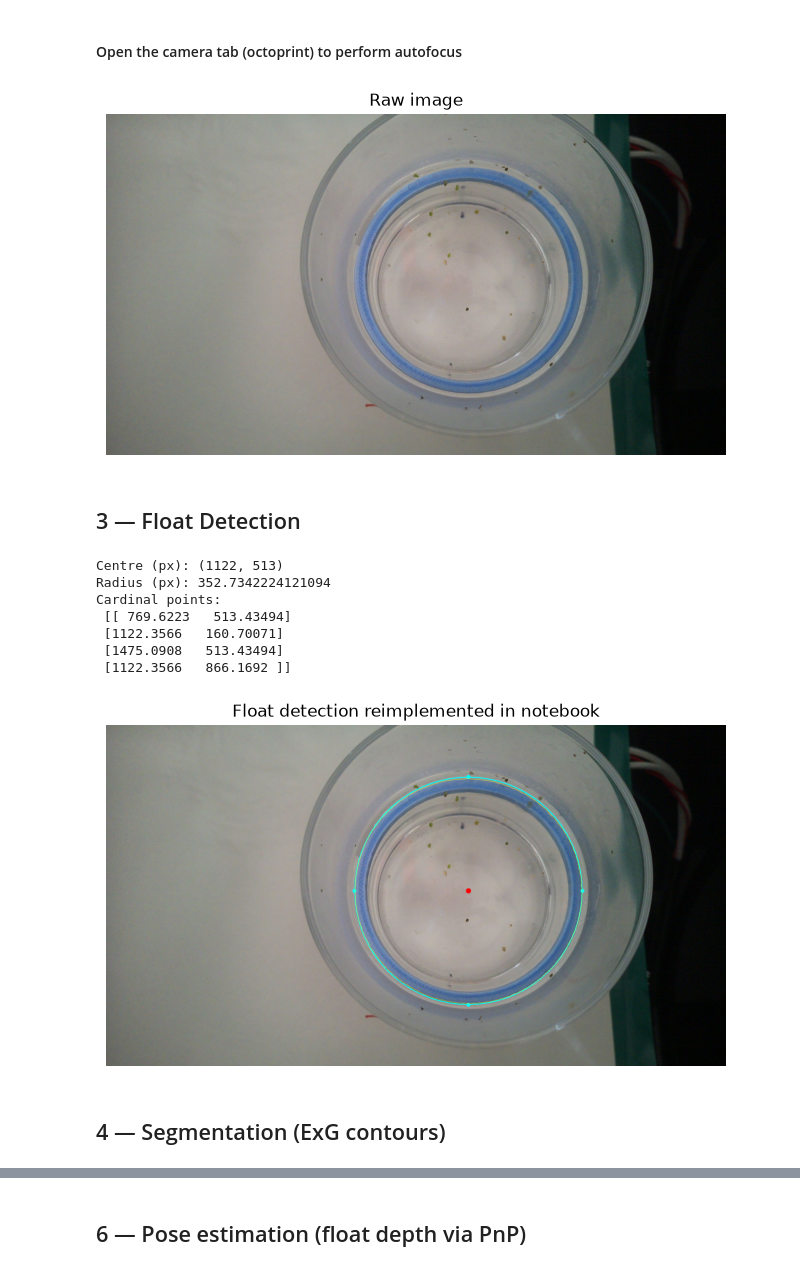
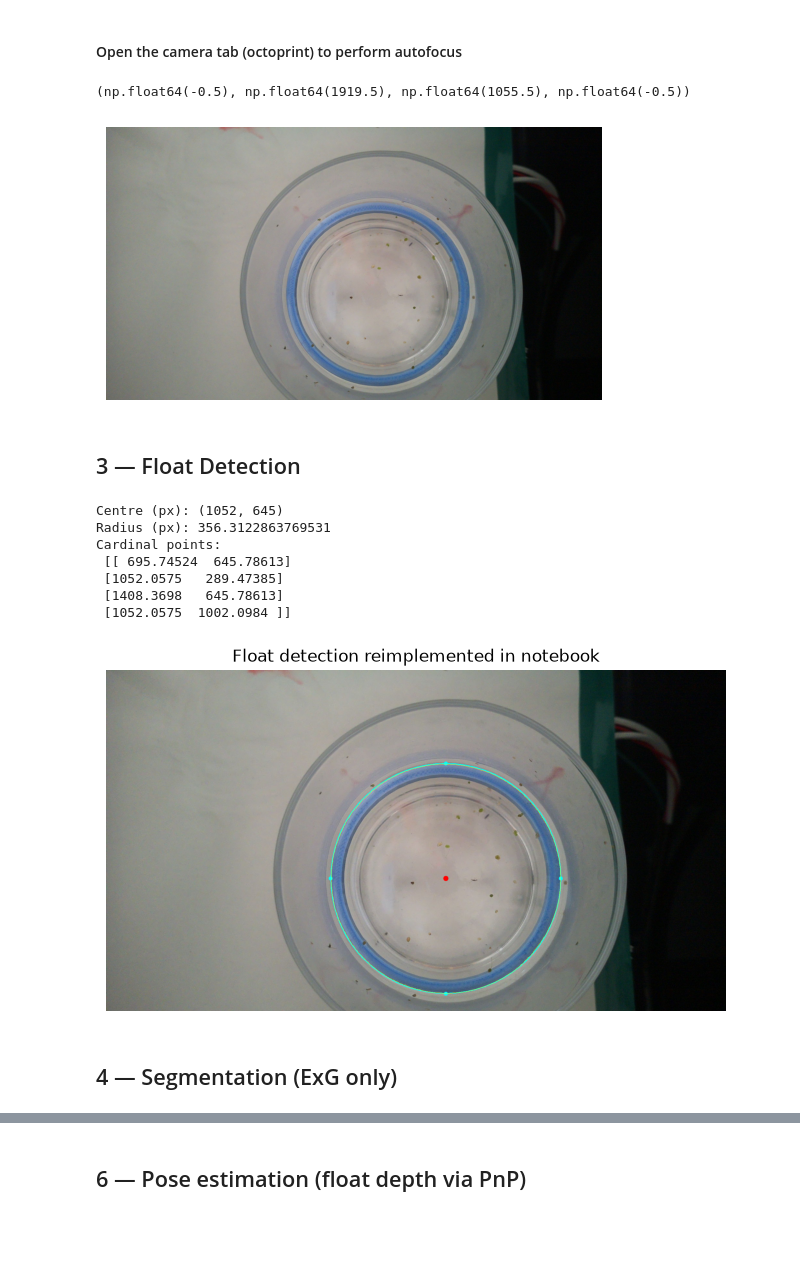
Before and after one commit to Jubilee-CSL/science_jubilee, a Jupyter notebook: src/science_jubilee/Vision/Duckweed_tracker/test_pipeline.ipynb, the cells around one changed output, grey strips where cells are left out. Saved outputs shown, nothing was run; the diff lists cells and outputs as text; code cells hidden in the pictures; blank space fills up the shorter version.

Commit message:
test mock pipeline vision duckweed, integrate Justin params

```diff
--- a/src/science_jubilee/Vision/Duckweed_tracker/test_pipeline.ipynb
+++ b/src/science_jubilee/Vision/Duckweed_tracker/test_pipeline.ipynb
@@ -35,9 +44,19 @@ Edit `.env.hardware` to point `JUBILEE_EXPERIMENT_DIR` at your experiment folder
 # %%
 import time
 
-session = MachineSession.from_env(".env.hardware")
+hardware = False
+
+if hardware:
+    env = ".env.hardware"
+else:
+    env = ".env.mock"
+
+session = MachineSession.from_env(env)
 cam = session.camera
 
-# move camera to imaging position and capture
+    # move camera to imaging position and capture
 X_DEPART, Y_DEPART, Z_DEPART = 220.0, 80.0, 200.0
 cam.move_to_get_image(X_DEPART, Y_DEPART, Z_DEPART)
+
+if hardware == False:
+    cam._image =  imageio.imread("Filtered_images/test_duckweed_image.png")
@@ -44,17 +68,15 @@ cam.move_to_get_image(X_DEPART, Y_DEPART, Z_DEPART)
 # %% [markdown]
 #### Open the camera tab (octoprint) to perform autofocus
 # %%
-
-img = cam.get_image()
-show(img, "Raw image")
+plt.imshow(img)
+plt.axis("off")
 # %% [output]
+(np.float64(-0.5), np.float64(1919.5), np.float64(1055.5), np.float64(-0.5))
-[figure, old version]
+[figure, new version]
 # %% [markdown]
 ## 3 — Float Detection
 # %%
-
-
-threshold_blue = 170
+threshold_blue = 150
 min_area_px = 250
 min_circularity = 0.7
 
@@ -76,14 +98,14 @@ cv2.drawContours(vis, [float_det.contour], -1, (255, 255, 0), 1)
 cv2.circle(vis, float_det.center_px, 8, (255, 0, 0), -1)
 show(vis, "Float detection reimplemented in notebook")
 # %% [output]
-Centre (px): (1122, 513)
-Radius (px): 352.7342224121094
+Centre (px): (1052, 645)
+Radius (px): 356.3122863769531
 Cardinal points:
- [[ 769.6223   513.43494]
- [1122.3566   160.70071]
- [1475.0908   513.43494]
- [1122.3566   866.1692 ]]
+ [[ 695.74524  645.78613]
+ [1052.0575   289.47385]
+ [1408.3698   645.78613]
+ [1052.0575  1002.0984 ]]
-[figure, old version]
+[figure, new version]
 # %% [markdown]
-## 4 — Segmentation (ExG contours)
+## 4 — Segmentation (ExG only)
 # %%
```
Also changed, not shown: parts of 15 cells of this notebook, 19 other files.
